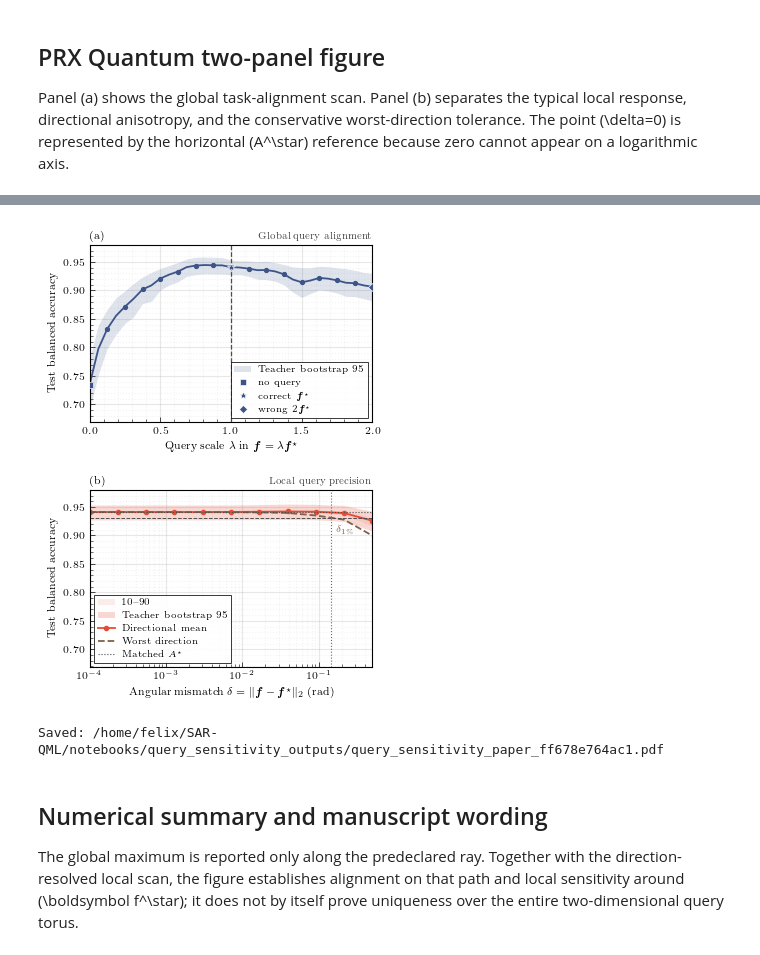
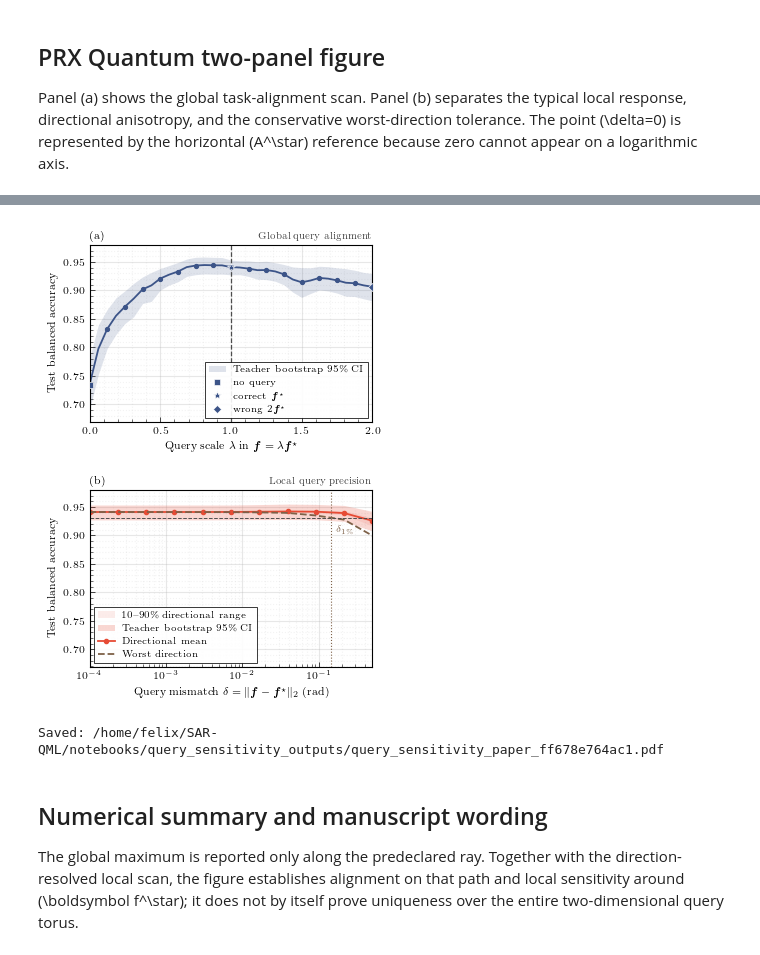
Before and after one commit to FelixFrohnertDB/SAR-QML, a Jupyter notebook: notebooks/fig_06_query_value_sensitivity.ipynb, the cells around one changed output, grey strips where cells are left out. Drawn from its saved outputs; the diff is of its cells as text; code cells hidden in the pictures.

```diff
--- a/notebooks/fig_06_query_value_sensitivity.ipynb
+++ b/notebooks/fig_06_query_value_sensitivity.ipynb
@@ -1487,7 +1468,7 @@ axis_a.fill_between(
     color=COLORS["global"],
     alpha=0.16,
     lw=0,
-    label="Teacher bootstrap 95% CI",
+    label=r"Teacher bootstrap 95\% CI",
 )
 axis_a.plot(
     GLOBAL_X,
@@ -1547,7 +1528,7 @@ axis_b.fill_between(
     color=COLORS["local"],
     alpha=0.10,
     lw=0,
-    label=r"10--90% directional range",
+    label=r"10--90\% directional range",
 )
 axis_b.fill_between(
     LOCAL_X,
@@ -1556,7 +1537,7 @@ axis_b.fill_between(
     color=COLORS["local"],
     alpha=0.22,
     lw=0,
-    label="Teacher bootstrap 95% CI",
+    label=r"Teacher bootstrap 95\% CI",
 )
 axis_b.plot(
     LOCAL_X,
@@ -1573,13 +1554,13 @@ axis_b.plot(
     color=COLORS["worst"],
     label="Worst direction",
 )
-axis_b.axhline(
-    A_STAR,
-    color=COLORS["reference"],
-    lw=0.8,
-    ls=":",
-    label=r"Matched $A^\star$",
-)
+# axis_b.axhline(
+#     A_STAR,
+#     color=COLORS["reference"],
+#     lw=0.8,
+#     ls=":",
+#     label=r"Matched $A^\star$",
+# )
 axis_b.axhline(
     A_THRESHOLD,
     color=COLORS["reference"],
@@ -1611,7 +1592,7 @@ axis_b.annotate(
 )
 axis_b.set_xscale("log")
 axis_b.set_xlim(LOCAL_X.min(), LOCAL_X.max())
-axis_b.set_xlabel(r"Angular mismatch $\delta=\|\boldsymbol{f}-\boldsymbol{f}^\star\|_2$ (rad)")
+axis_b.set_xlabel(r"Query mismatch $\delta=\|\boldsymbol{f}-\boldsymbol{f}^\star\|_2$ (rad)")
 axis_b.set_ylabel("Test balanced accuracy")
 panel_title(axis_b, "(b)", "Local query precision")
 finish_axis(axis_b, x_minor=True)
@@ -1637,34 +1618,34 @@ all_upper = np.concatenate(
 )
 y_pad = max(0.015, 0.08 * (all_upper.max() - all_lower.min()))
 axes[0].set_ylim(max(0.45, all_lower.min() - y_pad), min(1.01, all_upper.max() + y_pad))
 
 fig.subplots_adjust(
     left=0.165,
     right=0.985,
     bottom=0.078,
     top=0.940,
     hspace=0.38,
 )
 
 figure_stem = OUTDIR / f"query_sensitivity_{PROFILE}_{RUN_ID}"
 fig.savefig("query_sensitivity_.pdf", pad_inches=0.05, bbox_inches="tight")
 # fig.savefig(
 #     figure_stem.with_suffix(".png"),
 #     dpi=600,
 #     pad_inches=0.05,
 #     bbox_inches="tight",
 # )
 
 if USE_TEX_REQUESTED and not USE_TEX:
     print(
         "Note: usetex was requested but this installation cannot serve it; "
         "the figure was rendered with mathtext instead."
     )
 
 plt.show()
 print(f"Saved: {figure_stem.with_suffix('.pdf').resolve()}")
 # %% [output]
-[figure, old version]
+[figure, new version]
 Saved: /home/felix/SAR-QML/notebooks/query_sensitivity_outputs/query_sensitivity_paper_ff678e764ac1.pdf
 # %% [markdown]
 ## Numerical summary and manuscript wording
```
Also changed, not shown: parts of 2 cells of this notebook, 27 other files.
